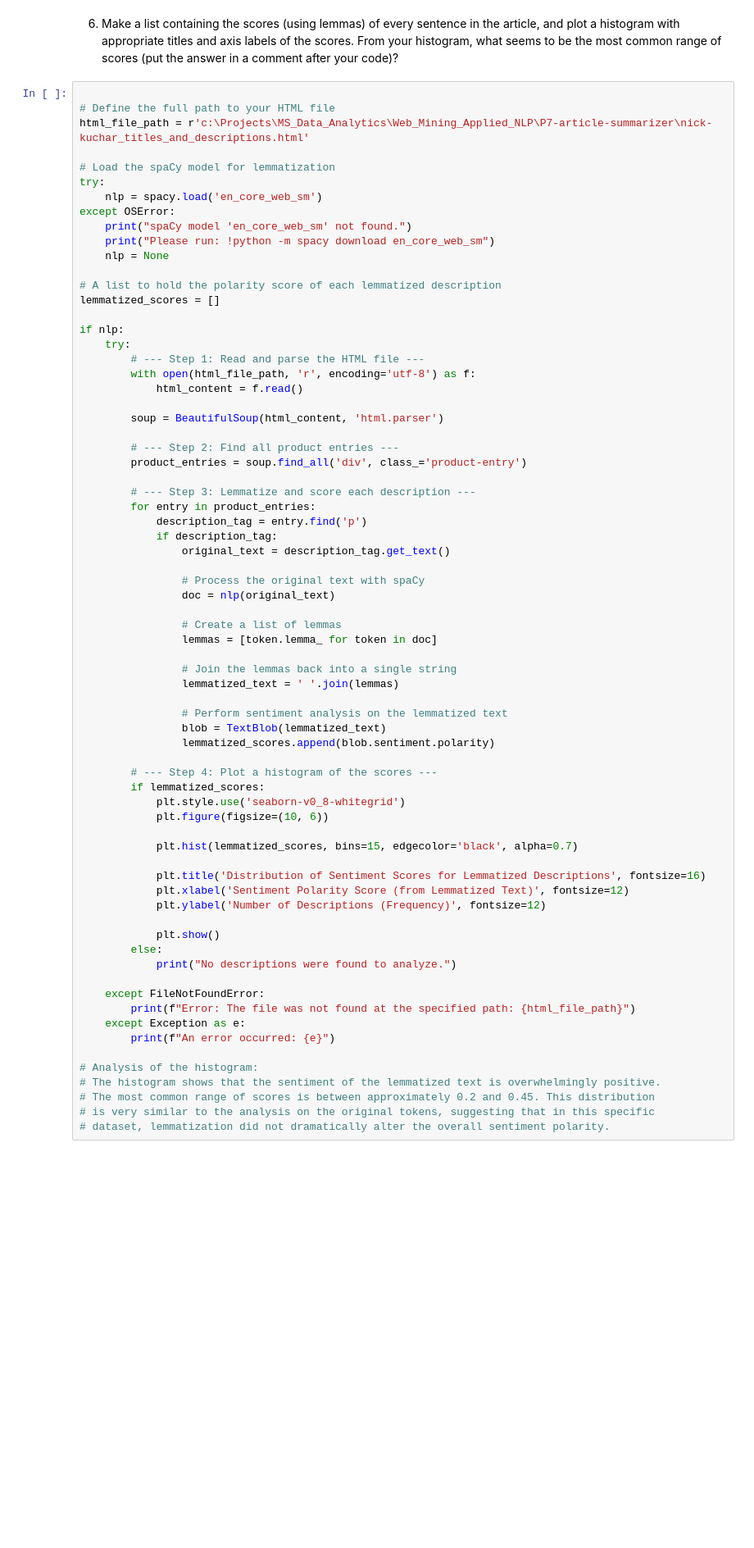
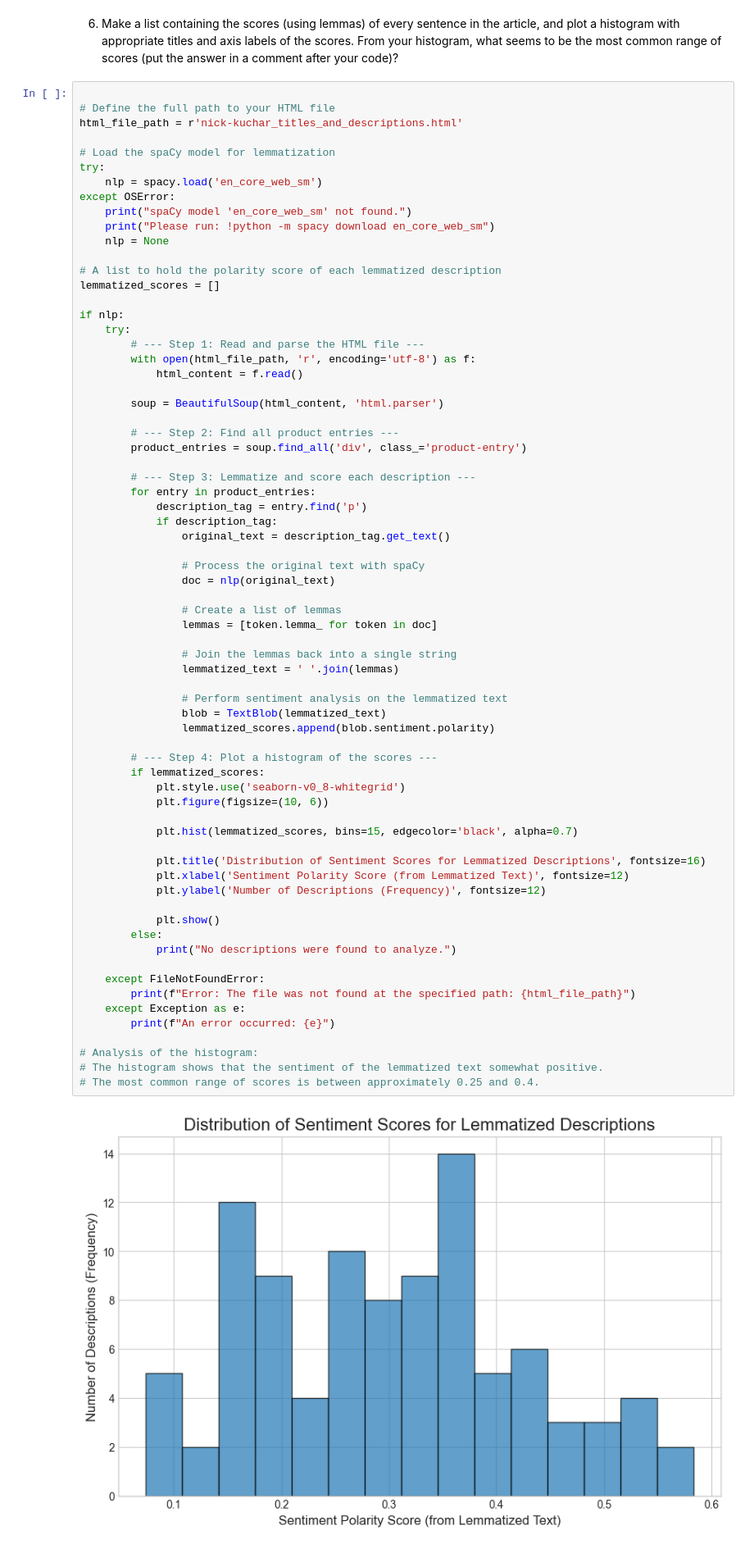
Before and after one commit to matthewpblock/P7-article-summarizer, a Jupyter notebook: article-summarizer.ipynb, the cells around one changed output. Shown: that part at 82% size. Drawn from its saved outputs; the diff is of its cells as text; blank space fills up the shorter version.

```diff
--- a/article-summarizer.ipynb
+++ b/article-summarizer.ipynb
@@ -328,7 +328,7 @@ except Exception as e:
 # %%
 
 # Define the full path to your HTML file
-html_file_path = r'c:\Projects\MS_Data_Analytics\Web_Mining_Applied_NLP\P7-article-summarizer\nick-kuchar_titles_and_descriptions.html'
+html_file_path = r'nick-kuchar_titles_and_descriptions.html'
 
 # Load the spaCy model for lemmatization
 try:
@@ -365,37 +365,37 @@ if nlp:
                 lemmas = [token.lemma_ for token in doc]
 
                 # Join the lemmas back into a single string
                 lemmatized_text = ' '.join(lemmas)
 
                 # Perform sentiment analysis on the lemmatized text
                 blob = TextBlob(lemmatized_text)
                 lemmatized_scores.append(blob.sentiment.polarity)
 
         # --- Step 4: Plot a histogram of the scores ---
         if lemmatized_scores:
             plt.style.use('seaborn-v0_8-whitegrid')
             plt.figure(figsize=(10, 6))
 
             plt.hist(lemmatized_scores, bins=15, edgecolor='black', alpha=0.7)
 
             plt.title('Distribution of Sentiment Scores for Lemmatized Descriptions', fontsize=16)
             plt.xlabel('Sentiment Polarity Score (from Lemmatized Text)', fontsize=12)
             plt.ylabel('Number of Descriptions (Frequency)', fontsize=12)
 
             plt.show()
         else:
             print("No descriptions were found to analyze.")
 
     except FileNotFoundError:
         print(f"Error: The file was not found at the specified path: {html_file_path}")
     except Exception as e:
         print(f"An error occurred: {e}")
 
 # Analysis of the histogram:
-# The histogram shows that the sentiment of the lemmatized text is overwhelmingly positive.
-# The most common range of scores is between approximately 0.2 and 0.45. This distribution
-# is very similar to the analysis on the original tokens, suggesting that in this specific
-# dataset, lemmatization did not dramatically alter the overall sentiment polarity.
+# The histogram shows that the sentiment of the lemmatized text somewhat positive.
+# The most common range of scores is between approximately 0.25 and 0.4.
+# %% [output]
+[figure, added]
 # %% [markdown]
 7. Using the histograms from questions 5 and 6, decide a "cutoff" score for tokens and lemmas such that fewer than half the sentences would have a score greater than the cutoff score.  Record the scores in this Markdown cell
 
```
Also changed, not shown: parts of 3 cells of this notebook.
